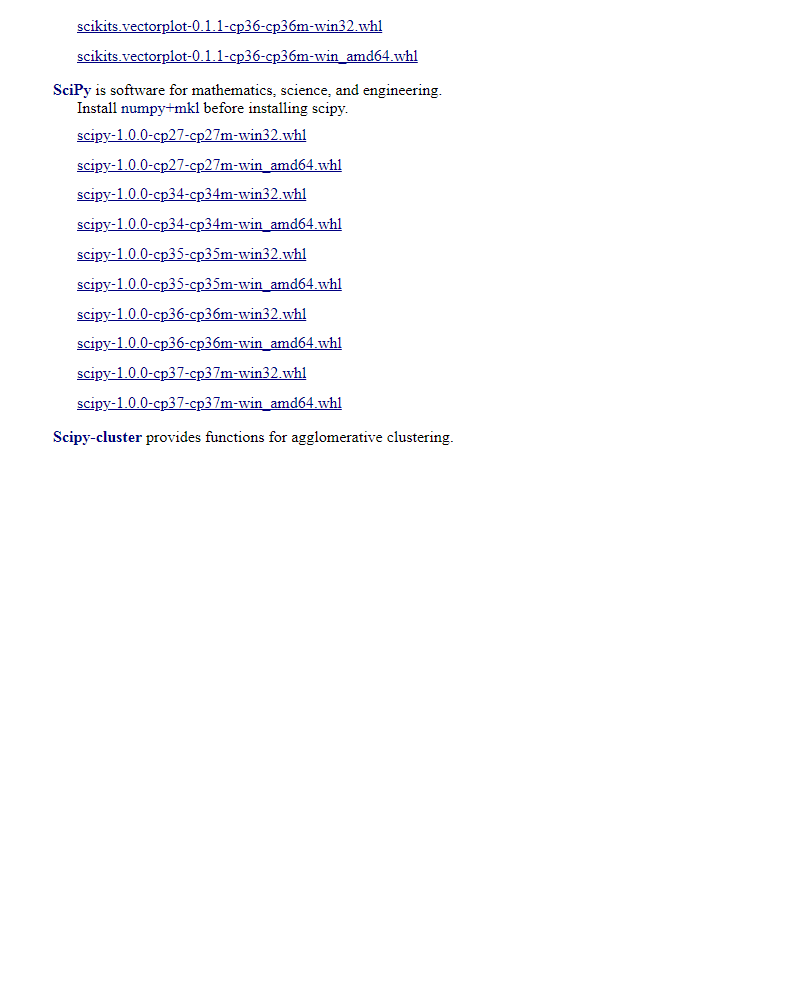
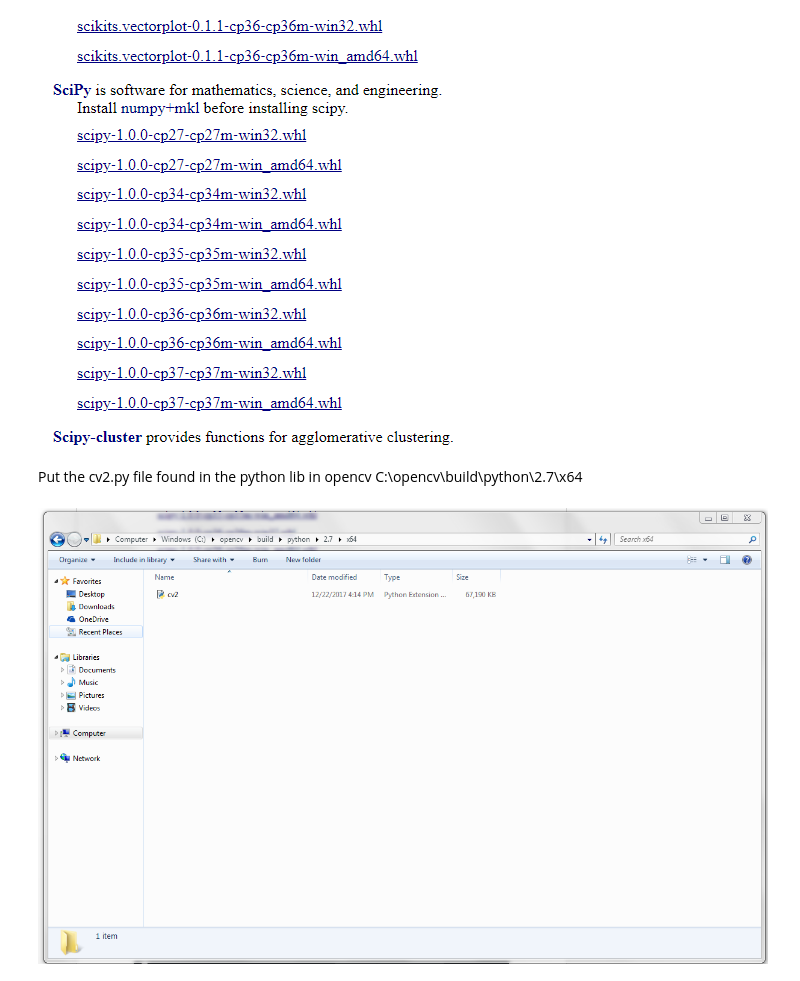
Before and after one commit to cesco345/OpenCV-on-Windows-from-Command-Line, a Jupyter notebook: tutorial1_windows.ipynb, the cells around one changed output. Drawn from its saved outputs; the diff is of its cells as text; code cells hidden in the pictures; blank space fills up the shorter version.

```diff
--- a/tutorial1_windows.ipynb
+++ b/tutorial1_windows.ipynb
@@ -59,3 +59,10 @@ and the wheels of Scipy27, and Scipy36 for Scipy.
 Image("image8.png")
 # %% [output]
 [figure]
+# %% [markdown]
+Put the cv2.py file found in the python lib in opencv
+C:\opencv\build\python\2.7\x64
+# %%
+Image("image9.png")
+# %% [output]
+[figure, added]
```
Also changed, not shown: parts of 13 cells of this notebook.
